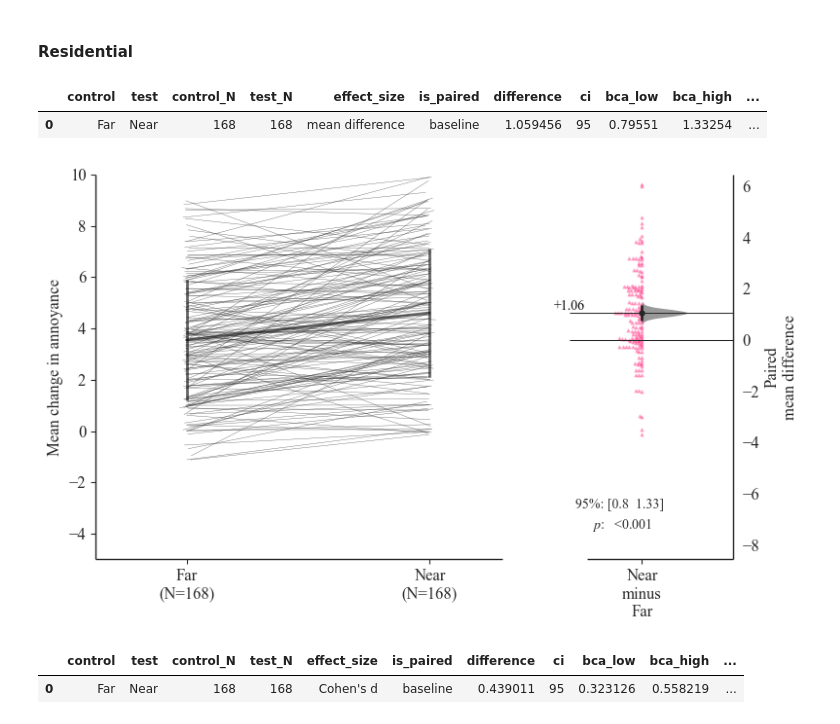
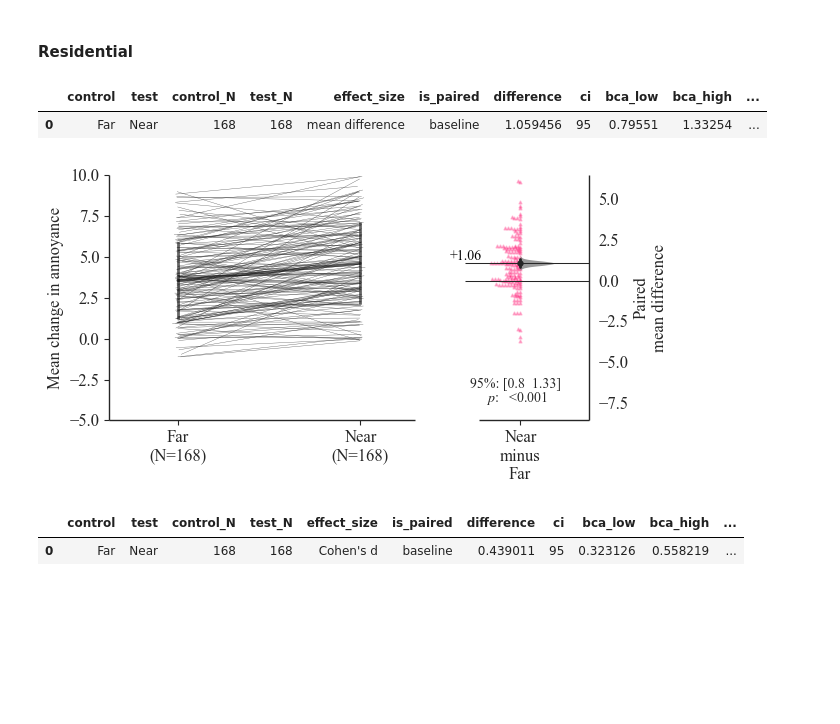
Before and after one commit to acoustics-code-salford/refmap-psychoacoustics, a Jupyter notebook: src/refmap_psychoacoustics/notebooks/refmap_listest2_analysis_dabest.ipynb, the cells around one changed output. Saved outputs shown, nothing was run; the diff lists cells and outputs as text; code cells hidden in the pictures; blank space fills up the shorter version.

```diff
--- a/src/refmap_psychoacoustics/notebooks/refmap_listest2_analysis_dabest.ipynb
+++ b/src/refmap_psychoacoustics/notebooks/refmap_listest2_analysis_dabest.ipynb
@@ -284,7 +289,7 @@ dataloadBL.mean_diff.statistical_tests
 [figure]
 # %%
 # calculate effect sizes and plot
-fig, ax = plt.subplots(figsize=(6, 4))
+fig, ax = plt.subplots(figsize=(6.5, 3.5))
 dataMD = dataloadBL.mean_diff.plot(color_col='UASProximity',
                                    contrast_bars=False,
                                    raw_ylim=(-6, 10),
@@ -317,7 +322,7 @@ for ii, diff in enumerate(diffs):
 
 if saveplots:
 
-    filename = "AmbEnvbyProxDabest"
+    filename = "dAnnoyAmbEnvbyProxDabest"
 
     plt.savefig(os.path.join(outFigPath, "svg", filename + ".svg"),
                 format='svg', bbox_inches='tight')
@@ -374,7 +723,7 @@ dataloadBL = dabest.load(data=data, idx=("Far", "Near"), x='UASProximity', y='dA
                          ps_adjust=True)
 
 # calculate effect sizes and plot
-fig, ax = plt.subplots(figsize=(8, 5))
+fig, ax = plt.subplots(figsize=(6.5, 3.5))
 dataMD = dataloadBL.mean_diff.plot(color_col='AmbientEnv',
                                    contrast_bars=False,
                                    raw_ylim=(-5, 10),
@@ -382,7 +731,7 @@ dataMD = dataloadBL.mean_diff.plot(color_col='AmbientEnv',
                                    contrast_marker_size=3.5,
                                    show_baseline_ec=True,
                                    contrast_kwargs={'alpha': 0.8},
-                                   legend_kwargs={'bbox_to_anchor': [-1.75, 1.3], 'fontsize': 11,
+                                   legend_kwargs={'bbox_to_anchor': [-2.25, 1.3], 'fontsize': 11,
                                                   'ncol': 4, 'title': r'Ambient env'},
                                    delta_dot_kwargs={'size': 1, 'side': 'left',
                                                      'alpha': 0.25, 'zorder': 1,
@@ -404,7 +753,7 @@ ax.text(x=1.67, y=-3.8, s=r"$p$:   " + display_round(diffs[0, 3], digits=3), fon
 
 if saveplots:
 
-    filename = "ProximityDabest"
+    filename = "dAnnoyProximityDabest"
 
     plt.savefig(os.path.join(outFigPath, "svg", filename + ".svg"),
                 format='svg', bbox_inches='tight')
@@ -434,7 +783,7 @@ dataloadBL = dabest.load(data=data[data['AmbientEnv'] == "Highway"], idx=("Far",
                          ps_adjust=True)
 
 # calculate effect sizes and plot
-fig, ax = plt.subplots(figsize=(8, 5))
+fig, ax = plt.subplots(figsize=(6.5, 3.5))
 dataMD = dataloadBL.mean_diff.plot(contrast_bars=False,
                                    raw_ylim=(-5, 10),
                                    raw_label="Mean change in annoyance",
@@ -457,11 +806,11 @@ diffs = dataloadBL.mean_diff.statistical_tests[['difference',
 
 # label results
 ax.text(x=1.6, y=-3, s="95%: " + str(round_trad(diffs[0, 1:3], digits=2)), fontsize=10)
-ax.text(x=1.67, y=-3.8, s=r"$p$:   " + display_round(diffs[0, 3], digits=3), fontsize=10)
+ax.text(x=1.69, y=-3.9, s=r"$p$:   " + display_round(diffs[0, 3], digits=3), fontsize=10)
 
 if saveplots:
 
-    filename = "ProximityHighwayDabest"
+    filename = "dAnnoyProximityHighwayDabest"
 
     plt.savefig(os.path.join(outFigPath, "svg", filename + ".svg"),
                 format='svg', bbox_inches='tight')
@@ -491,7 +840,7 @@ dataloadBL = dabest.load(data=data[data['AmbientEnv'] == "Park"], idx=("Far", "N
                          ps_adjust=True)
 
 # calculate effect sizes and plot
-fig, ax = plt.subplots(figsize=(8, 5))
+fig, ax = plt.subplots(figsize=(6.5, 3.5))
 dataMD = dataloadBL.mean_diff.plot(contrast_bars=False,
                                    raw_ylim=(-5, 10),
                                    raw_label="Mean change in annoyance",
@@ -514,11 +863,11 @@ diffs = dataloadBL.mean_diff.statistical_tests[['difference',
 
 # label results
 ax.text(x=1.6, y=-3, s="95%: " + str(round_trad(diffs[0, 1:3], digits=2)), fontsize=10)
-ax.text(x=1.67, y=-3.8, s=r"$p$:   " + display_round(diffs[0, 3], digits=3), fontsize=10)
+ax.text(x=1.69, y=-3.9, s=r"$p$:   " + display_round(diffs[0, 3], digits=3), fontsize=10)
 
 if saveplots:
 
-    filename = "ProximityParkDabest"
+    filename = "dAnnoyvProximityParkDabest"
 
     plt.savefig(os.path.join(outFigPath, "svg", filename + ".svg"),
                 format='svg', bbox_inches='tight')
@@ -548,7 +897,7 @@ dataloadBL = dabest.load(data=data[data['AmbientEnv'] == "Residential"], idx=("F
                          ps_adjust=True)
 
 # calculate effect sizes and plot
-fig, ax = plt.subplots(figsize=(8, 5))
+fig, ax = plt.subplots(figsize=(6.5, 3.5))
 dataMD = dataloadBL.mean_diff.plot(contrast_bars=False,
                                    raw_ylim=(-5, 10),
                                    raw_label="Mean change in annoyance",
@@ -558,36 +907,36 @@ dataMD = dataloadBL.mean_diff.plot(contrast_bars=False,
                                    delta_dot_kwargs={'size': 1, 'side': 'left',
                                                      'alpha': 0.25, 'zorder': 1,
                                                      'color': mycolours[2:]},
                                    slopegraph_kwargs={'linewidth': 0.25,
                                                       'alpha': 0.8,
                                                       'jitter': 0.05,
                                                       'color': mycolours[2:]},
                                    ax=ax)
 
 diffs = dataloadBL.mean_diff.statistical_tests[['difference',
                                                 'bca_low',
                                                 'bca_high',
                                                 'pvalue_permutation']].values
 
 # label results
 ax.text(x=1.6, y=-3, s="95%: " + str(round_trad(diffs[0, 1:3], digits=2)), fontsize=10)
-ax.text(x=1.67, y=-3.8, s=r"$p$:   " + display_round(diffs[0, 3], digits=3), fontsize=10)
+ax.text(x=1.69, y=-3.9, s=r"$p$:   " + display_round(diffs[0, 3], digits=3), fontsize=10)
 
 if saveplots:
 
-    filename = "ProximityResidentialDabest"
+    filename = "dAnnoyProximityResidentialDabest"
 
     plt.savefig(os.path.join(outFigPath, "svg", filename + ".svg"),
                 format='svg', bbox_inches='tight')
     plt.savefig(os.path.join(outFigPath, "pdf", filename + ".pdf"),
                 format='pdf', bbox_inches='tight')
 
 dataMD;
 dataloadBL.mean_diff.statistical_tests
 # %% [output]
 |  | control | test | control_N | test_N | effect_size | is_paired | difference | ci | bca_low | bca_high | ... |
 | 0 | Far | Near | 168 | 168 | mean difference | baseline | 1.059456 | 95 | 0.79551 | 1.33254 | ... |
-[figure, old version]
+[figure, new version]
 # %%
 out = pd.concat([out, dataloadBL.mean_diff.statistical_tests])
 # calculate and display Cohen's d
```
Also changed, not shown: parts of 57 cells of this notebook, 2 other files.
